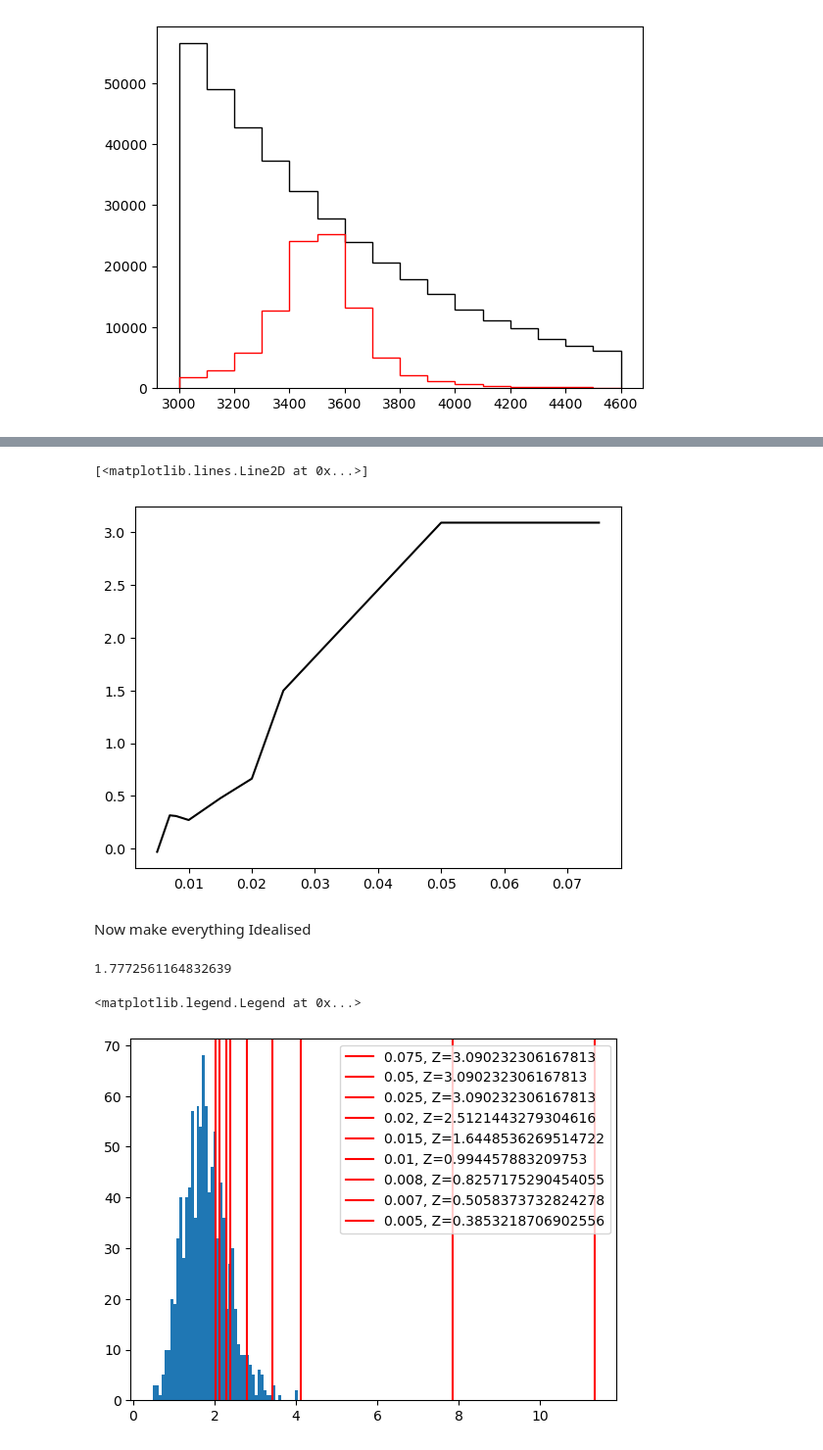
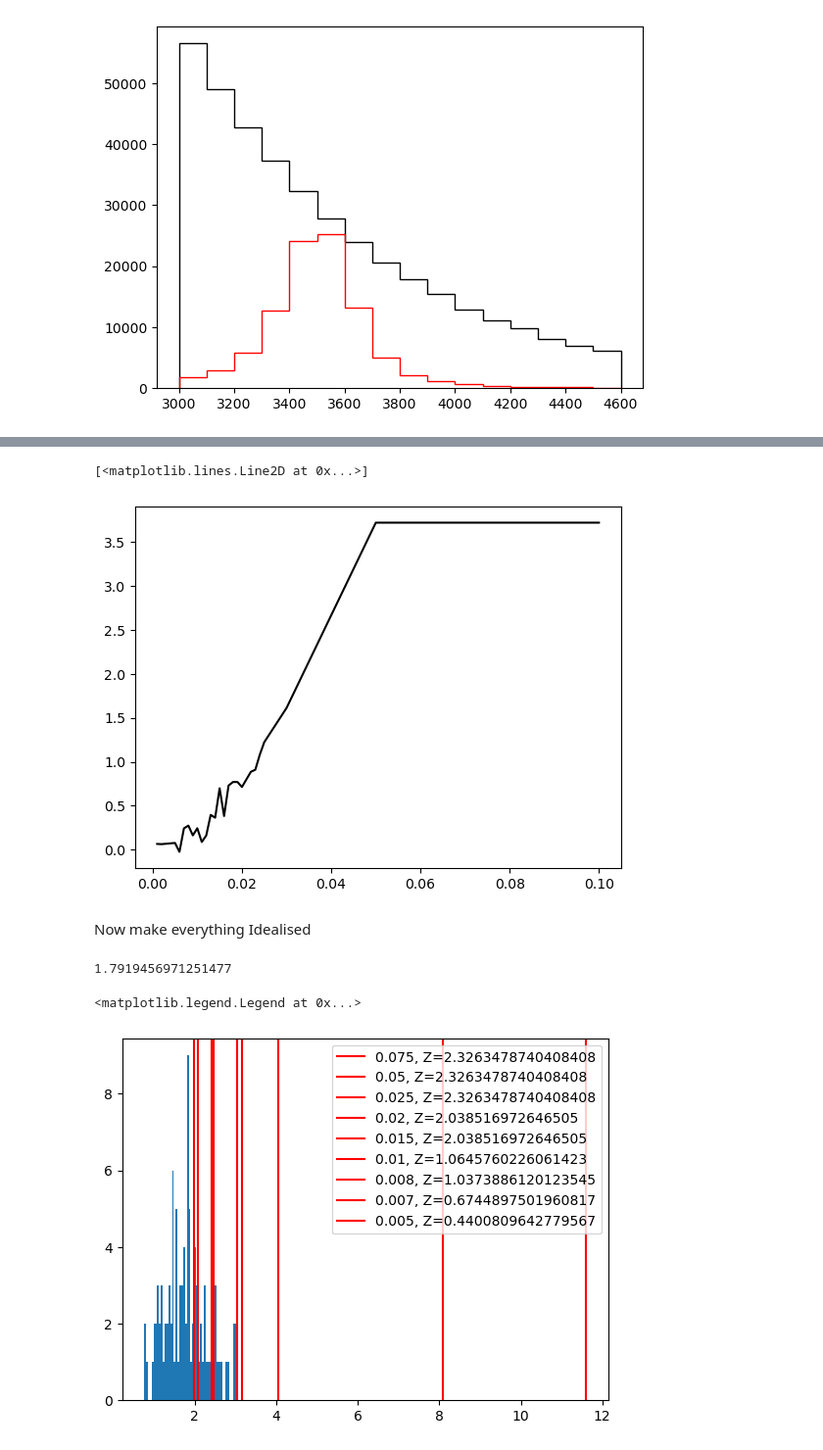
Before and after one commit to IvanOleksiyuk/jet_cluster_scanning, a Jupyter notebook: dijet_full_fit.ipynb, the cells around one changed output, grey strips where cells are left out. Shown: that part at 98% size. Drawn from its saved outputs; the diff is of its cells as text; code cells hidden in the pictures.

```diff
--- a/dijet_full_fit.ipynb
+++ b/dijet_full_fit.ipynb
@@ -10,9 +10,10 @@ n_trials = 10000
 n_trials_sig = 100
 save_directory = "gf_results/"
 test_stat="MLSnormal_positiv"
-fff = "3_param"
+fff = "4_param"
 n_dof=16-4
 method="trf"
+nfev=100000
 binning=np.linspace(3000, 4600, 17)
 random_resampling_type="bootstrap_true"
 sig_fractions = [0.1, 0.075, 0.05, 0.03, 0.025, 0.024, 0.023, 0.022, 0.02, 0.019, 0.018, 0.017, 0.016, 0.015, 0.014, 0.013, 0.012, 0.011, 0.01, 0.009, 0.008, 0.007, 0.006, 0.005, 0.002, 0.001]
@@ -97,6 +98,7 @@ def fit(x, y, y_err, fff, s=13000):
 				[1000000000, 1000, 1000, 1000, 1000],
 			),
 			method=method,
+			max_nfev=nfev,
 		)
 	elif fff == "4_param":
 		f = (
@@ -115,6 +117,7 @@ def fit(x, y, y_err, fff, s=13000):
 				[1000000000, 1000, 20, 20],
 			),
 			method=method,
+			max_nfev=nfev,
 		)
 	elif fff == "3_param":
 		f = (
@@ -206,7 +210,7 @@ plt.legend()
 plt.plot(sig_fractions, [np.median(Zs_) for Zs_ in Zs], color="black")
 # %% [output]
 [<matplotlib.lines.Line2D at 0x...>]
-[figure, old version]
+[figure, new version]
 # %%
 import pickle
 pickle.dump({"sig_fractions": np.array(sig_fractions), "Zs": np.array(Zs)}, open(save_directory+save_name+"_Zs.pickle", "wb"))
@@ -236,18 +240,21 @@ tests_sg_f = np.array(tests_sg_f)
 # %%
 plt.hist(tests_bg, bins=50)
 print(np.mean(tests_bg))
 Zs = []
 Zs_low = []
 Zs_high = []
 for i in range(len(sig_fractions)):
 	ps = [1-np.mean(test>tests_bg) for test in tests_sg_f[i]]
 	ps = np.array(ps)
 	ps[ps==0]=1/n_trials
 	Zs.append(p2Z(ps))
 	plt.axvline(np.mean(tests_sg_f[i]), color="red", label=f"{sig_fractions[i]}, Z={np.median(Zs[i])}")
 	#plt.axvline(np.median(tests_sg_f[i]), color="red", label=f"{sig_fractions[i]}, p={np.mean(np.median(tests_sg_f[i])>tests_bg)}")
 plt.legend()
+plt.figure()
+plt.plot(sig_fractions, [np.median(Zs_) for Zs_ in Zs], color="black")
+pickle.dump({"sig_fractions": np.array(sig_fractions), "Zs": np.array(Zs)}, open(save_directory+save_name+"_Zs_ideal.pickle", "wb"))
 # %% [output]
-1.7772561164832639
+1.7919456971251477
 <matplotlib.legend.Legend at 0x...>
-[figure, old version]
+[figure, new version]
```
Also changed, not shown: parts of 6 cells of this notebook, 4 other files.
